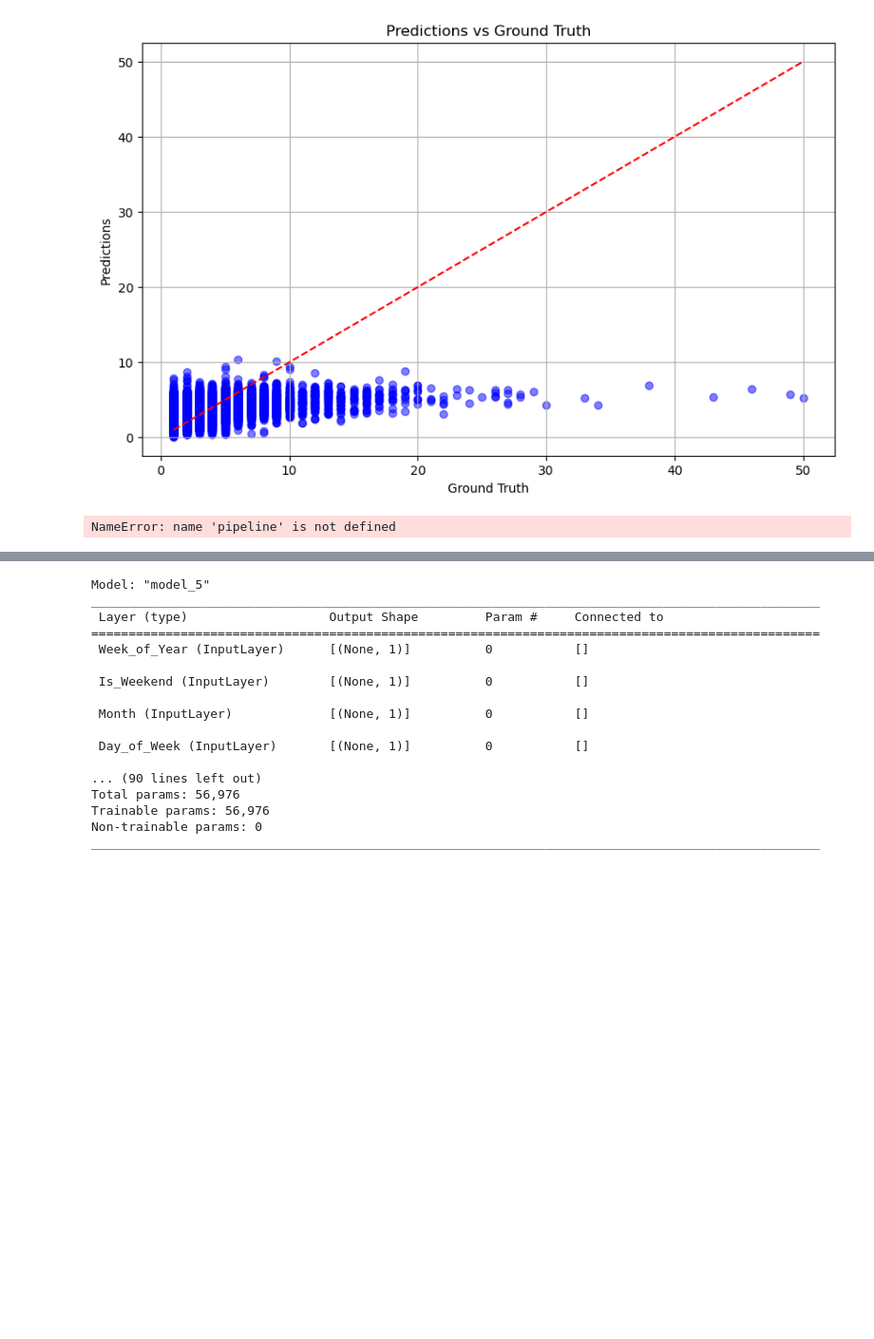
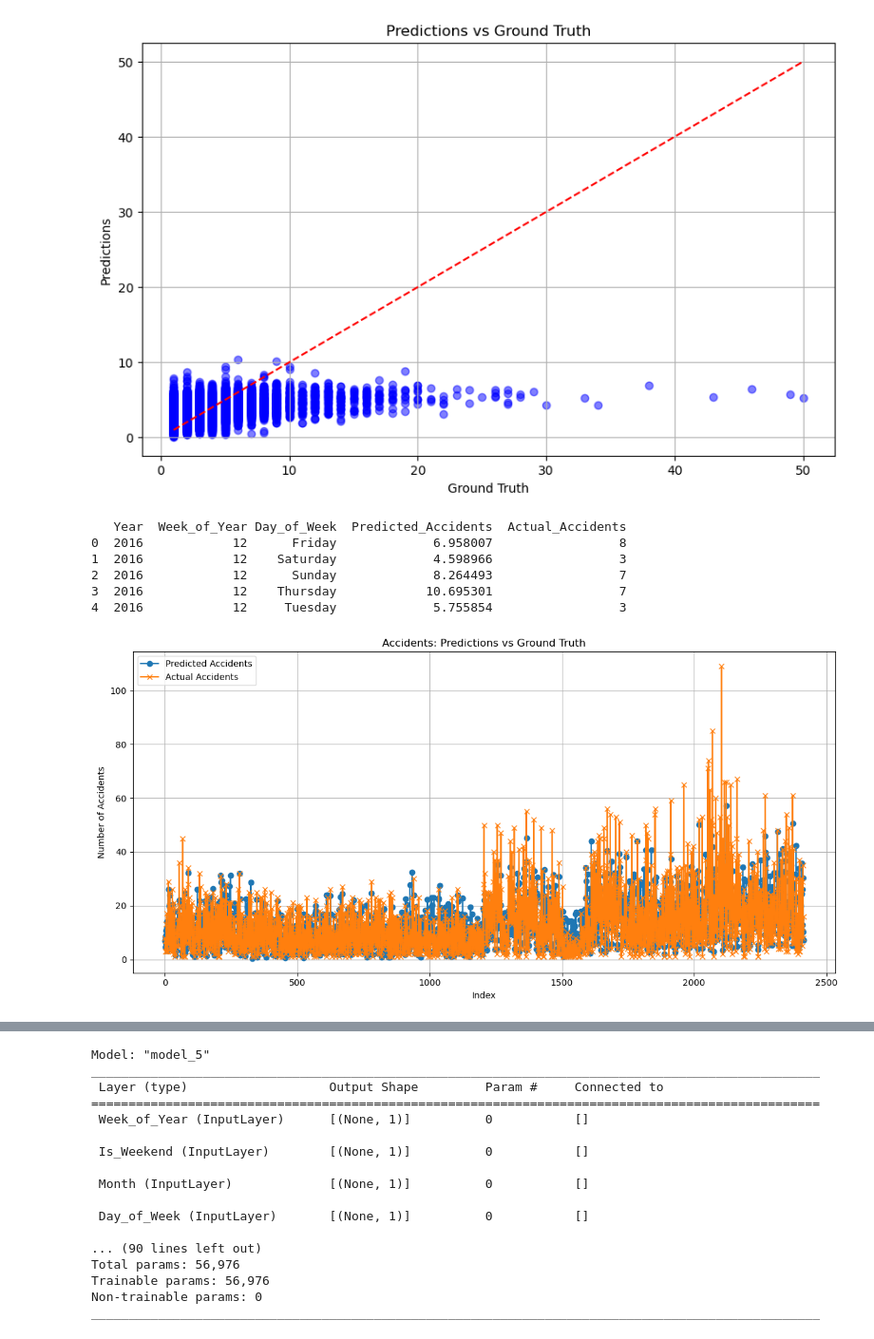
Before and after one commit to Dmytro-Bonislavskyi/team_project, a Jupyter notebook: Experiments/model_dmytro.ipynb, the cells around one changed output, grey strips where cells are left out. Shown at 95% size. Saved outputs shown, nothing was run; the diff lists cells and outputs as text; code cells hidden in the pictures; blank space fills up the shorter version.

```diff
--- a/Experiments/model_dmytro.ipynb
+++ b/Experiments/model_dmytro.ipynb
@@ -399,31 +406,38 @@ import pandas as pd
 import matplotlib.pyplot as plt
 
 # Make predictions for the entire test set
 y_pred = pipeline.predict(X_test)
 
 # Add predictions to test DataFrame
 X_test['Predicted_Accidents'] = y_pred
+X_test['Accidents'] = y_test
 
 # Aggregate predictions and actual values by Year, Week_of_Year, and Day_of_Week
 daily_predictions = X_test.groupby(['Year', 'Week_of_Year', 'Day_of_Week'])['Predicted_Accidents'].sum().reset_index()
 daily_actuals = X_test.groupby(['Year', 'Week_of_Year', 'Day_of_Week'])['Accidents'].sum().reset_index()
 
 # Merge predictions and actuals
 daily_summary = pd.merge(daily_predictions, daily_actuals, on=['Year', 'Week_of_Year', 'Day_of_Week'], how='inner')
 daily_summary.columns = ['Year', 'Week_of_Year', 'Day_of_Week', 'Predicted_Accidents', 'Actual_Accidents']
 
 print(daily_summary.head())
 
 # Plot predictions vs ground truth
 plt.figure(figsize=(12, 6))
 plt.plot(daily_summary.index, daily_summary['Predicted_Accidents'], label='Predicted Accidents', marker='o')
 plt.plot(daily_summary.index, daily_summary['Actual_Accidents'], label='Actual Accidents', marker='x')
 plt.xlabel('Index')
 plt.ylabel('Number of Accidents')
 plt.title('Accidents: Predictions vs Ground Truth')
 plt.legend()
 plt.grid(True)
 plt.tight_layout()
 plt.show()
 # %% [output]
-NameError: name 'pipeline' is not defined
+   Year  Week_of_Year Day_of_Week  Predicted_Accidents  Actual_Accidents
+0  2016            12      Friday             6.958007                 8
+1  2016            12    Saturday             4.598966                 3
+2  2016            12      Sunday             8.264493                 7
+3  2016            12    Thursday            10.695301                 7
+4  2016            12     Tuesday             5.755854                 3
+[figure, added]
```
Also changed, not shown: parts of 2 cells of this notebook.
